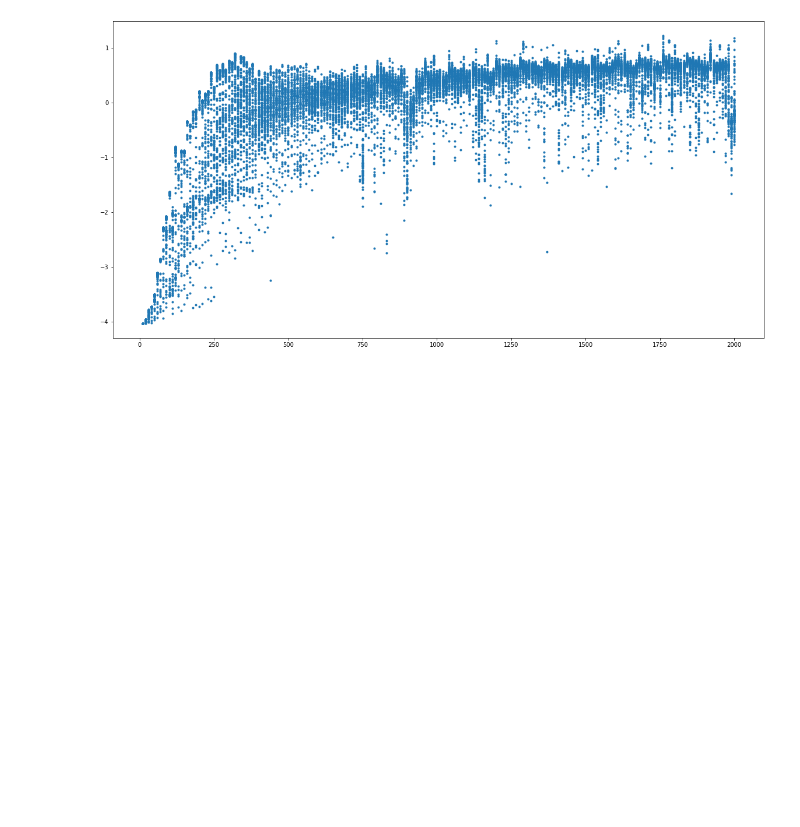
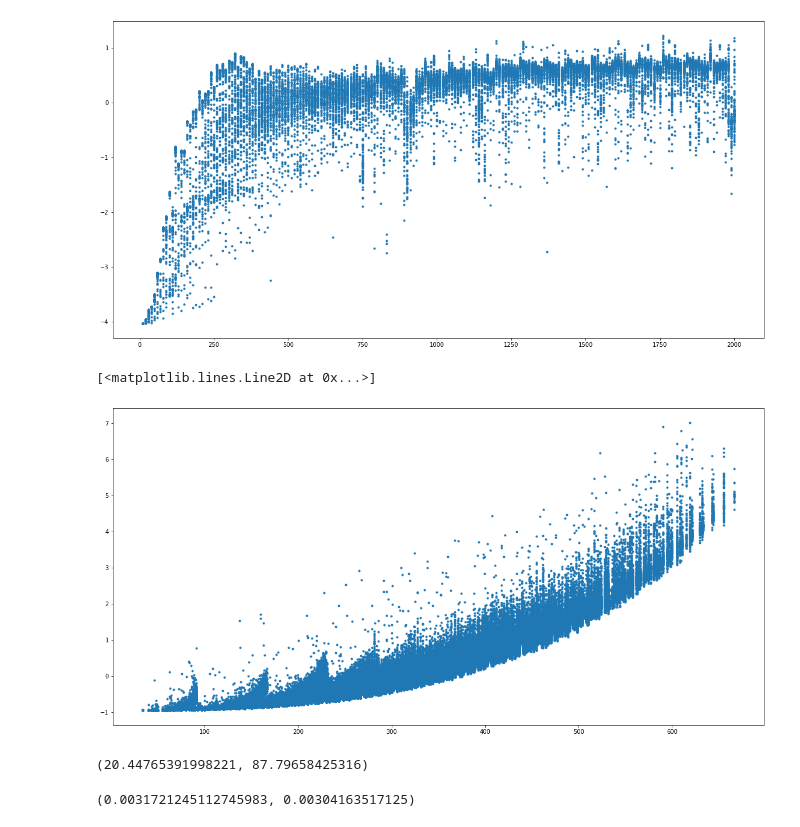
Before and after one commit to as641651/PhD-Tensorflow2, a Jupyter notebook: exercise/Standardize_data.ipynb, the cells around one changed output. Cells and saved outputs as stored; diff of their text form; code cells hidden in the pictures; blank space fills up the shorter version.

```diff
--- a/exercise/Standardize_data.ipynb
+++ b/exercise/Standardize_data.ipynb
@@ -56,0 +114,13 @@ plt.plot(sizes,perfs,'.')
+# %%
+plt.plot(flop_bytes,times,'.')
+# %% [output]
+[<matplotlib.lines.Line2D at 0x...>]
+[figure, added]
+# %%
+perfs_std, perfs_mean
+# %% [output]
+(20.44765391998221, 87.79658425316)
+# %%
+times_std, times_mean
+# %% [output]
+(0.0031721245112745983, 0.00304163517125)
```
Also changed, not shown: parts of 3 cells of this notebook, 25 other files.
